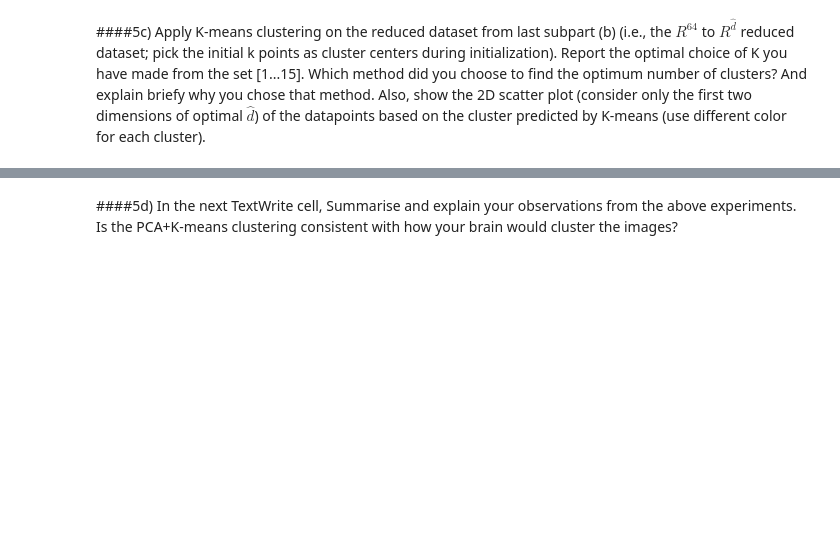
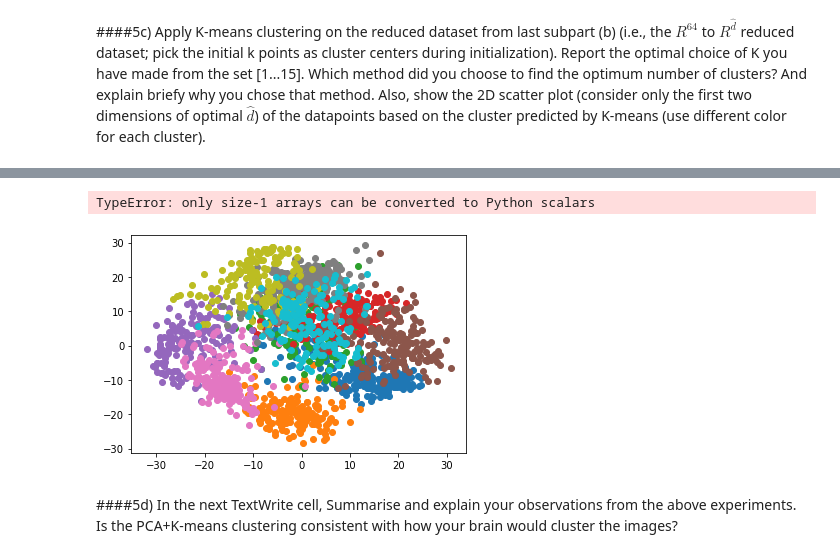
Before and after one commit to sagnik3141/CS5691, a Jupyter notebook: Assignment 2/CS5691_student_version.ipynb, the cells around one changed output, grey strips where cells are left out. Cells and saved outputs as stored; diff of their text form; code cells hidden in the pictures; blank space fills up the shorter version.

```diff
--- a/Assignment 2/CS5691_student_version.ipynb
+++ b/Assignment 2/CS5691_student_version.ipynb
@@ -198,3 +229,22 @@ The MSE value considering 16 dimensions is 180.94
+# %%
+mean_vectors, R = Kmeans(Z16.T, 10)
+clusters = []
+for i in range(10):
+    cluster = Z16[:, R[:, i].astype(int)]
+    clusters.append(cluster)
+# %% [output]
+TypeError: only size-1 arrays can be converted to Python scalars
+# %%
+clusters = []
+for i in range(10):
+    cluster = Z16[:, np.where(R[:, i]==1)[0]]
+    clusters.append(cluster)
+# %%
+for cluster in clusters:
+    plt.scatter(cluster[0], cluster[1])
+plt.show()
+# %% [output]
+[figure, added]
 # %% [markdown]
 ####5d) In the next TextWrite cell, Summarise and explain your observations from the above experiments. Is the PCA+K-means clustering consistent with how your brain would cluster the images?
 # %% [markdown]
```
Also changed, not shown: parts of 1 cell of this notebook, 1 other file.
